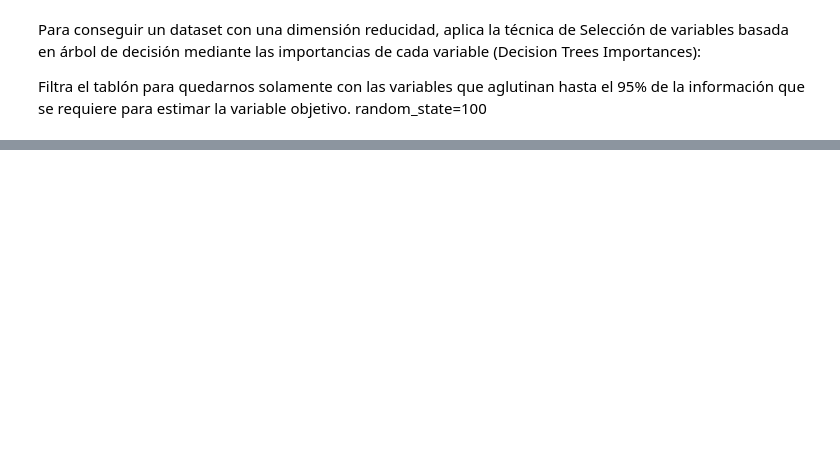
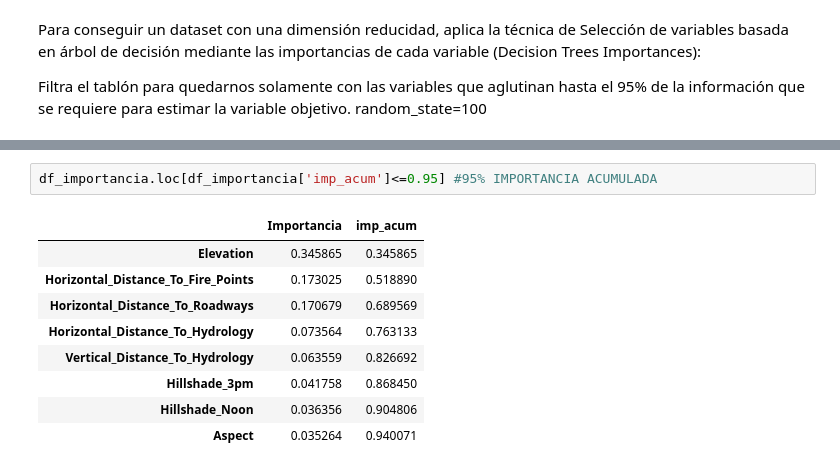
Before and after one commit to mgonzalz/examen_eda, a Jupyter notebook: bosque.ipynb, the cells around one changed output, grey strips where cells are left out. Cells and saved outputs as stored; diff of their text form; blank space fills up the shorter version.

```diff
--- a/bosque.ipynb
+++ b/bosque.ipynb
@@ -91,0 +180,12 @@ Index(['Elevation', 'Aspect', 'Horizontal_Distance_To_Hydrology',
+# %%
+df_importancia.loc[df_importancia['imp_acum']<=0.95] #95% IMPORTANCIA ACUMULADA
+# %% [output]
+|  | Importancia | imp_acum |
+| Elevation | 0.345865 | 0.345865 |
+| Horizontal_Distance_To_Fire_Points | 0.173025 | 0.518890 |
+| Horizontal_Distance_To_Roadways | 0.170679 | 0.689569 |
+| Horizontal_Distance_To_Hydrology | 0.073564 | 0.763133 |
+| Vertical_Distance_To_Hydrology | 0.063559 | 0.826692 |
+| Hillshade_3pm | 0.041758 | 0.868450 |
+| Hillshade_Noon | 0.036356 | 0.904806 |
+| Aspect | 0.035264 | 0.940071 |
```
Also changed, not shown: parts of 29 cells of this notebook.
